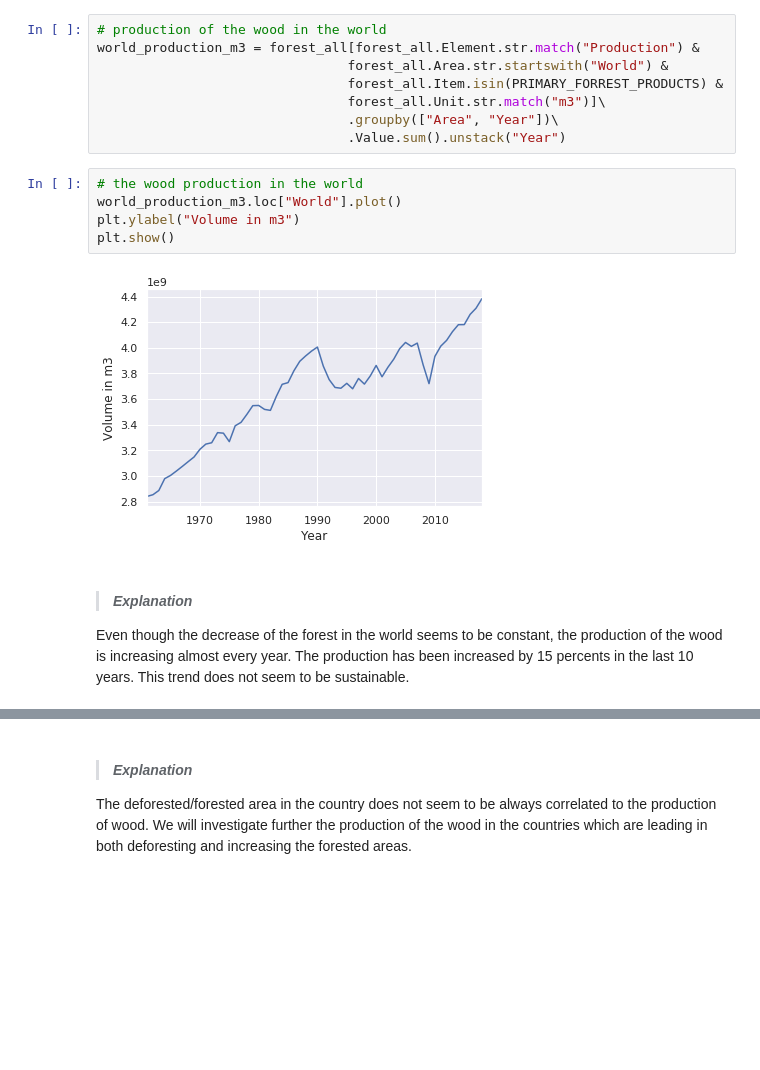
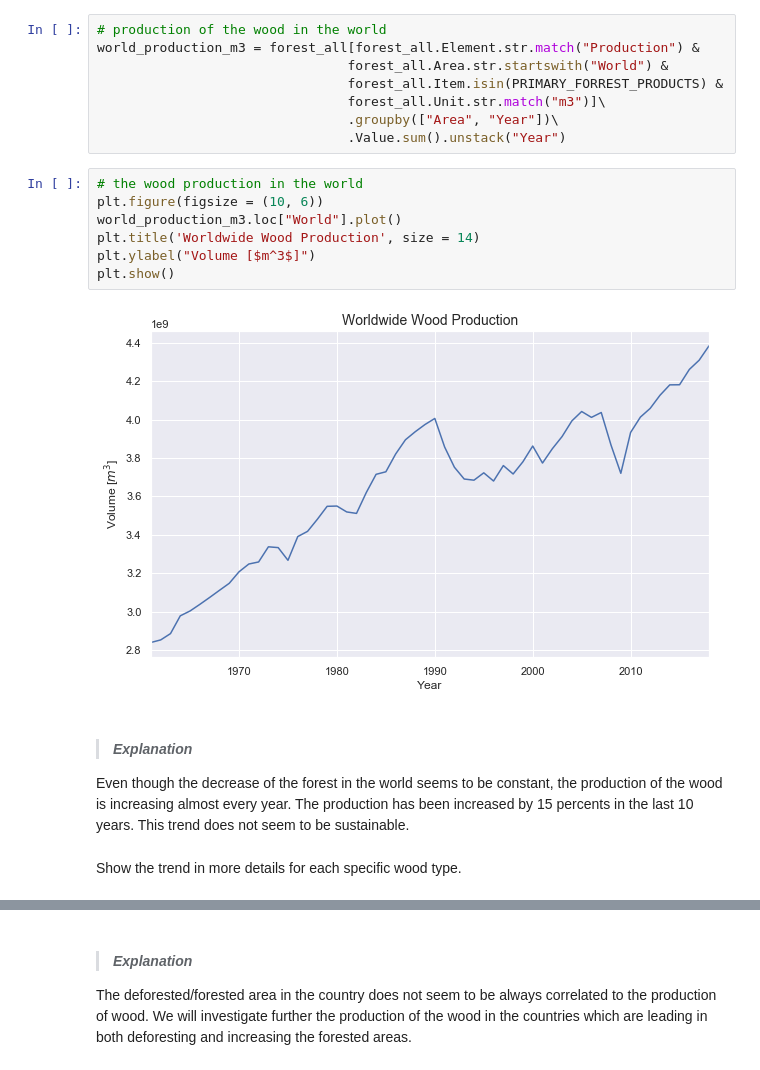
Before and after one commit to kostelansky17/disappearing_forests, a Jupyter notebook: main.ipynb, the cells around one changed output, grey strips where cells are left out. Saved outputs shown, nothing was run; the diff lists cells and outputs as text; blank space fills up the shorter version.

```diff
--- a/main.ipynb
+++ b/main.ipynb
@@ -691,11 +653,15 @@ world_production_m3 = forest_all[forest_all.Element.str.match("Production") &
                                 .Value.sum().unstack("Year")
 # %%
 # the wood production in the world
+plt.figure(figsize = (10, 6))
 world_production_m3.loc["World"].plot()
-plt.ylabel("Volume in m3")
+plt.title('Worldwide Wood Production', size = 14)
+plt.ylabel("Volume [$m^3$]")
 plt.show()
 # %% [output]
-[figure, old version]
+[figure, new version]
 # %% [markdown]
 > #### ***Explanation***
 Even though the decrease of the forest in the world seems to be constant, the production of the wood is increasing almost every year. The production has been increased by 15 percents in the last 10 years. This trend does not seem to be sustainable.
+# %% [markdown]
+Show the trend in more details for each specific wood type.
```
Also changed, not shown: parts of 130 cells of this notebook.
